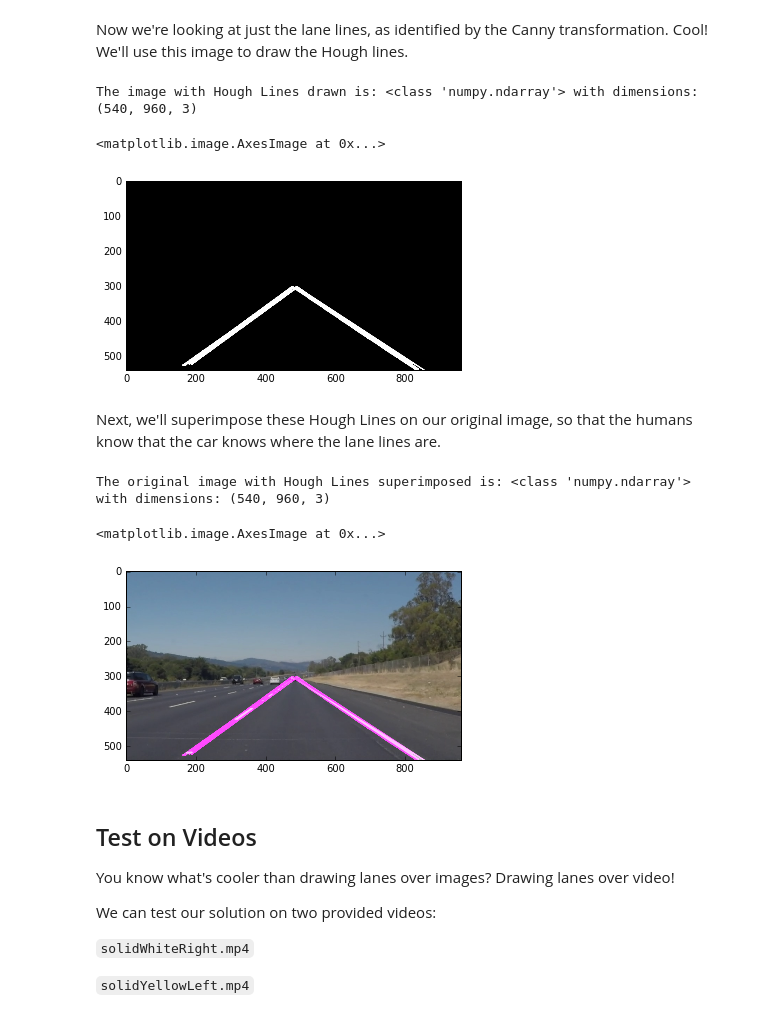
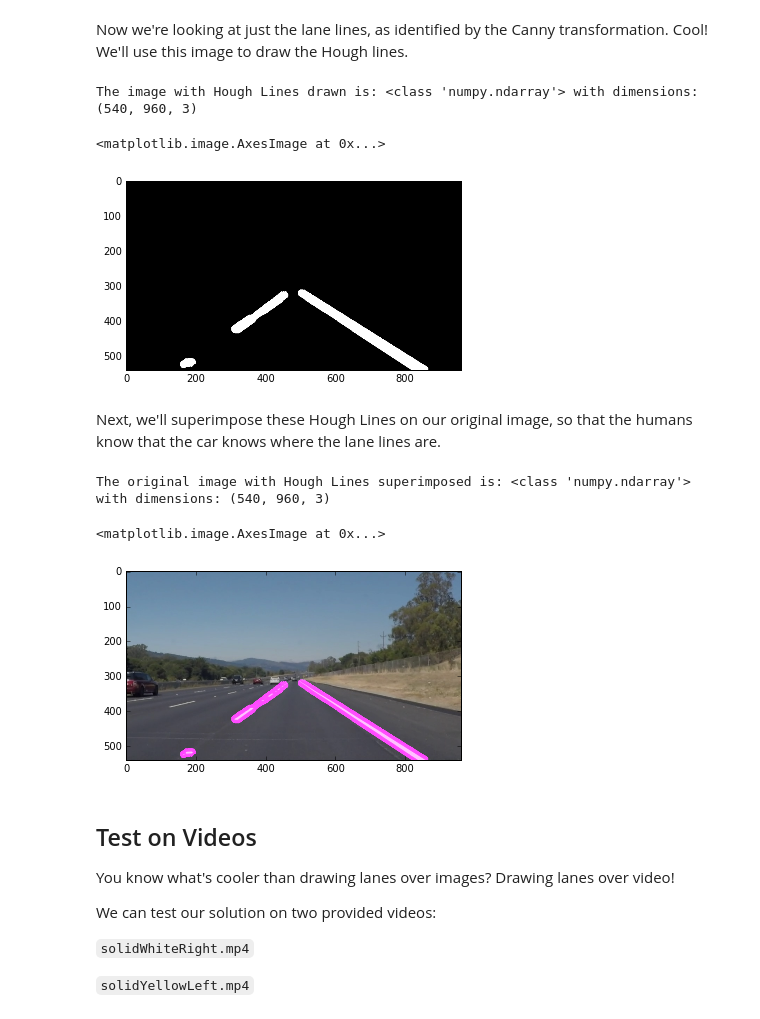
Before and after one commit to mgruben/lane-lines, a Jupyter notebook: P0.ipynb, the cells around one changed output. Saved outputs shown, nothing was run; the diff lists cells and outputs as text; code cells hidden in the pictures.

Commit message:
Fix Lane Line overlap

```diff
--- a/P0.ipynb
+++ b/P0.ipynb
@@ -153,7 +153,7 @@ First, we'll want to ensure that we're defining our region of interest correctly
 The below code should help to mask off only the area of the image (and later, video) that we'll care about processing.
 # %%
 # Vertices from above
-vertices = np.array([[(100, 540), (480, 300), (900, 540)]])
+vertices = np.array([[(100, 540), (440, 320), (520, 320), (900, 540)]])
 masked_image = region_of_interest(image, vertices)
 
 #printing out some stats and plotting
@@ -197,21 +197,21 @@ Now we're looking at just the lane lines, as identified by the Canny transformat
 We'll use this image to draw the Hough lines.
 # %%
 # Apply a Gaussian Noise filter, or else the lines are more difficult to detect
-gaussian_image = gaussian_noise(masked_canny_image, 5)
+gaussian_image = gaussian_noise(masked_canny_image, 21)
 
 # Draw the Hough Lines
-hough_image = hough_lines(gaussian_image, rho = 1, theta = np.pi / 180, threshold = 50,
-                          min_line_len = 200, max_line_gap = 150)
+hough_image = hough_lines(gaussian_image, rho = 1, theta = np.pi / 180, threshold = 20,
+                          min_line_len = 10, max_line_gap = 20)
 # See, e.g., http://docs.opencv.org/2.4/doc/tutorials/imgproc/imgtrans/hough_lines/hough_lines.html,
 # especially 4. Probabilistic Hough Line Transform
 
 #printing out some stats and plotting
 print('The image with Hough Lines drawn is:', type(image), 'with dimensions:', image.shape)
 plt.imshow(hough_image, cmap='gray')
 # %% [output]
 The image with Hough Lines drawn is: <class 'numpy.ndarray'> with dimensions: (540, 960, 3)
 <matplotlib.image.AxesImage at 0x...>
-[figure, old version]
+[figure, new version]
 # %% [markdown]
 Next, we'll superimpose these Hough Lines on our original image, so that the humans know that the car knows where the lane lines are.
 # %%
@@ -236,7 +236,7 @@ plt.imshow(superimposed_image, cmap='gray')
 # %% [output]
 The original image with Hough Lines superimposed is: <class 'numpy.ndarray'> with dimensions: (540, 960, 3)
 <matplotlib.image.AxesImage at 0x...>
-[figure, old version]
+[figure, new version]
 # %% [markdown]
 ## Test on Videos
 
```
Also changed, not shown: parts of 10 cells of this notebook.
